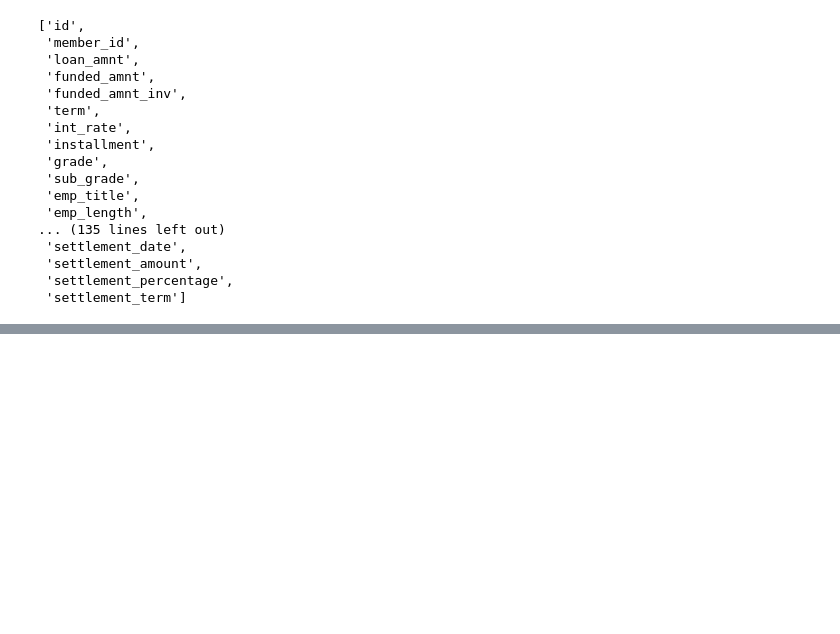
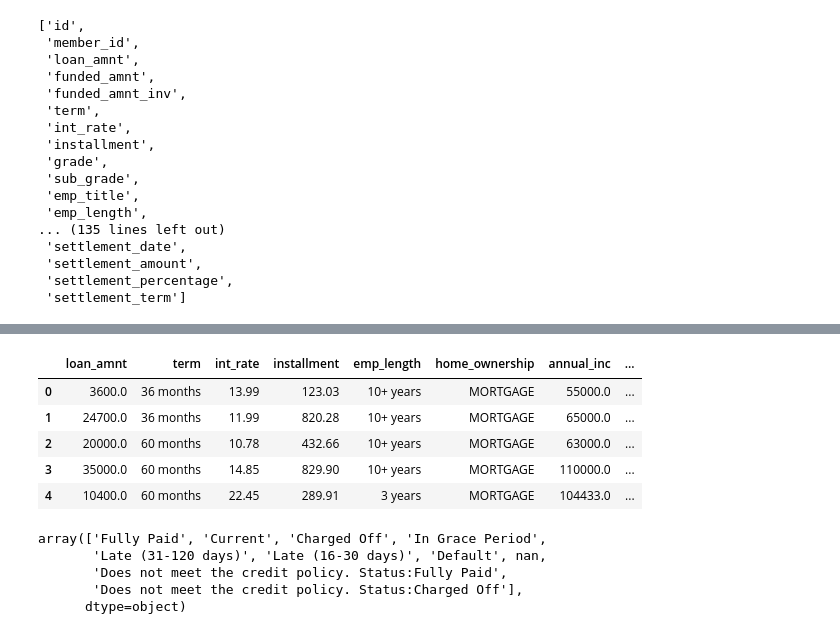
Before and after one commit to tiroger/predicting-loan-default, a Jupyter notebook: loan_default_ML.ipynb, the cells around one changed output, grey strips where cells are left out. Cells and saved outputs as stored; diff of their text form; code cells hidden in the pictures; blank space fills up the shorter version.

```diff
--- a/loan_default_ML.ipynb
+++ b/loan_default_ML.ipynb
@@ -87,0 +303,20 @@ loan_data.shape
+# %%
+# Removing extraneous columns
+pre_disbursement_df = raw_loan_data_df[keep_features]
+pre_disbursement_df.head()
+# %% [output]
+|  | loan_amnt | term | int_rate | installment | emp_length | home_ownership | annual_inc | ... |
+| 0 | 3600.0 | 36 months | 13.99 | 123.03 | 10+ years | MORTGAGE | 55000.0 | ... |
+| 1 | 24700.0 | 36 months | 11.99 | 820.28 | 10+ years | MORTGAGE | 65000.0 | ... |
+| 2 | 20000.0 | 60 months | 10.78 | 432.66 | 10+ years | MORTGAGE | 63000.0 | ... |
+| 3 | 35000.0 | 60 months | 14.85 | 829.90 | 10+ years | MORTGAGE | 110000.0 | ... |
+| 4 | 10400.0 | 60 months | 22.45 | 289.91 | 3 years | MORTGAGE | 104433.0 | ... |
+# %%
+# We're intested in the loan_status columns
+pre_disbursement_df.loan_status.unique()
+# %% [output]
+array(['Fully Paid', 'Current', 'Charged Off', 'In Grace Period',
+       'Late (31-120 days)', 'Late (16-30 days)', 'Default', nan,
+       'Does not meet the credit policy. Status:Fully Paid',
+       'Does not meet the credit policy. Status:Charged Off'],
+      dtype=object)
```
Also changed, not shown: parts of 27 cells of this notebook, 3 other files.
